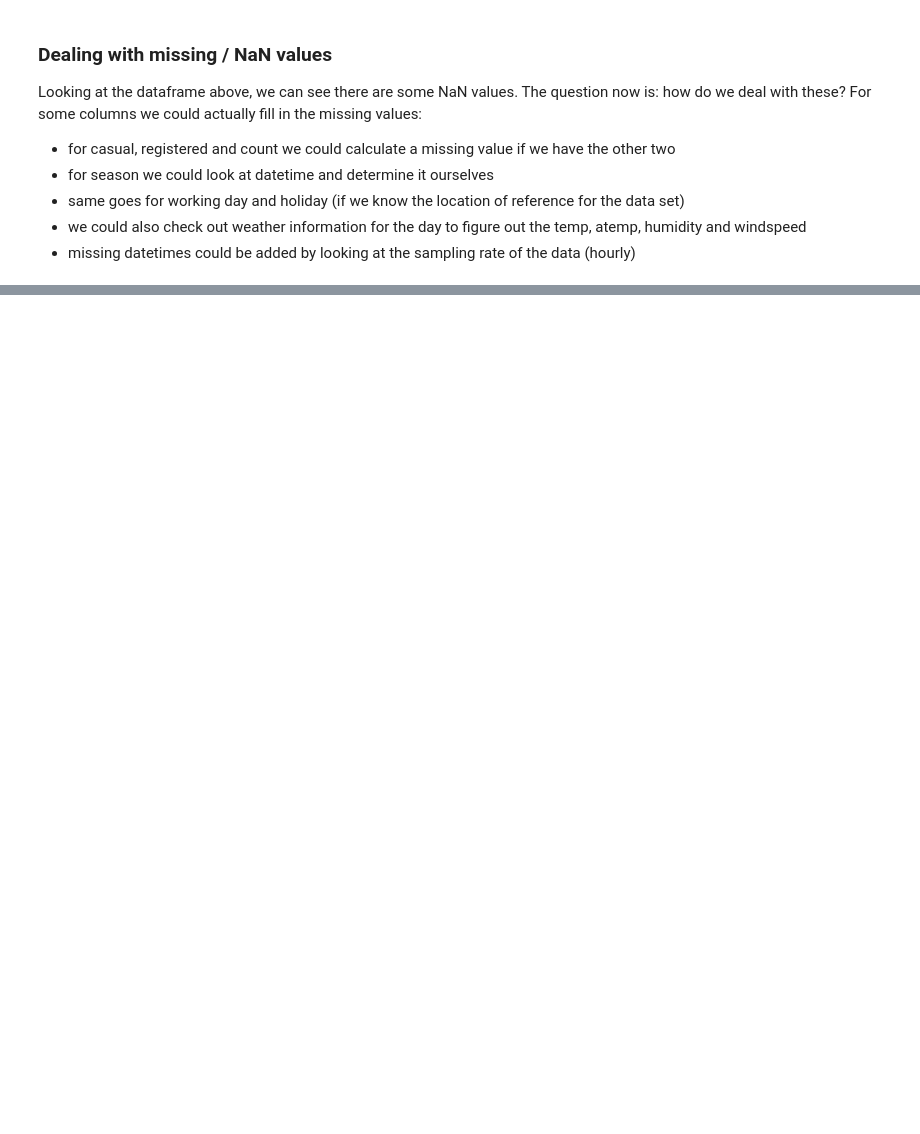
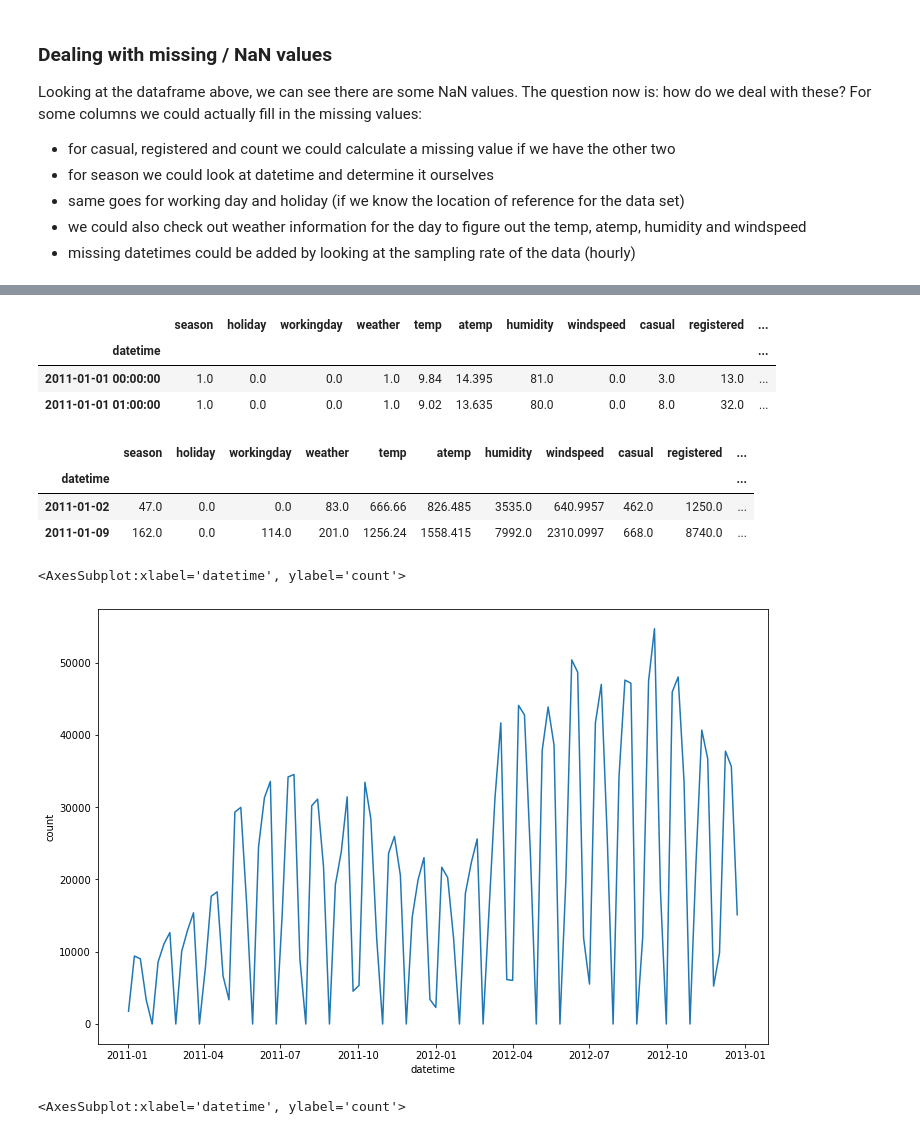
Before and after one commit to StefanieStoppel/interview_preparation, a Jupyter notebook: notebooks/bike_sharing.ipynb, the cells around one changed output, grey strips where cells are left out. Drawn from its saved outputs; the diff is of its cells as text; code cells hidden in the pictures; blank space fills up the shorter version.

```diff
--- a/notebooks/bike_sharing.ipynb
+++ b/notebooks/bike_sharing.ipynb
@@ -105 +233,33 @@ sns.histplot(data=df, x="rental_station_id", bins=13)
+# %%
+df_ = df.copy()
+df_["datetime"] = pd.to_datetime(df_["datetime"])
+df_reindexed = df_.set_index("datetime")
+# %%
+df_reindexed.head(2)
+# %% [output]
+|  | season | holiday | workingday | weather | temp | atemp | humidity | windspeed | casual | registered | ... |
+| datetime |  |  |  |  |  |  |  |  |  |  | ... |
+| 2011-01-01 00:00:00 | 1.0 | 0.0 | 0.0 | 1.0 | 9.84 | 14.395 | 81.0 | 0.0 | 3.0 | 13.0 | ... |
+| 2011-01-01 01:00:00 | 1.0 | 0.0 | 0.0 | 1.0 | 9.02 | 13.635 | 80.0 | 0.0 | 8.0 | 32.0 | ... |
+# %%
+df_resampled = df_reindexed.resample('W').sum()
+# %%
+df_resampled.head(2)
+# %% [output]
+|  | season | holiday | workingday | weather | temp | atemp | humidity | windspeed | casual | registered | ... |
+| datetime |  |  |  |  |  |  |  |  |  |  | ... |
+| 2011-01-02 | 47.0 | 0.0 | 0.0 | 83.0 | 666.66 | 826.485 | 3535.0 | 640.9957 | 462.0 | 1250.0 | ... |
+| 2011-01-09 | 162.0 | 0.0 | 114.0 | 201.0 | 1256.24 | 1558.415 | 7992.0 | 2310.0997 | 668.0 | 8740.0 | ... |
+# %%
+fig, ax = plt.subplots(figsize=(12, 8))
+sns.lineplot(data=df_resampled, x="datetime", y="count")
+# %% [output]
+<AxesSubplot:xlabel='datetime', ylabel='count'>
+[figure, added]
+# %%
+
+fig, ax = plt.subplots(figsize=(12, 8))
+sns.lineplot(data=df, x="datetime", y="count")
+# %% [output]
+<AxesSubplot:xlabel='datetime', ylabel='count'>
 # %%
```
Also changed, not shown: parts of 33 cells of this notebook.
